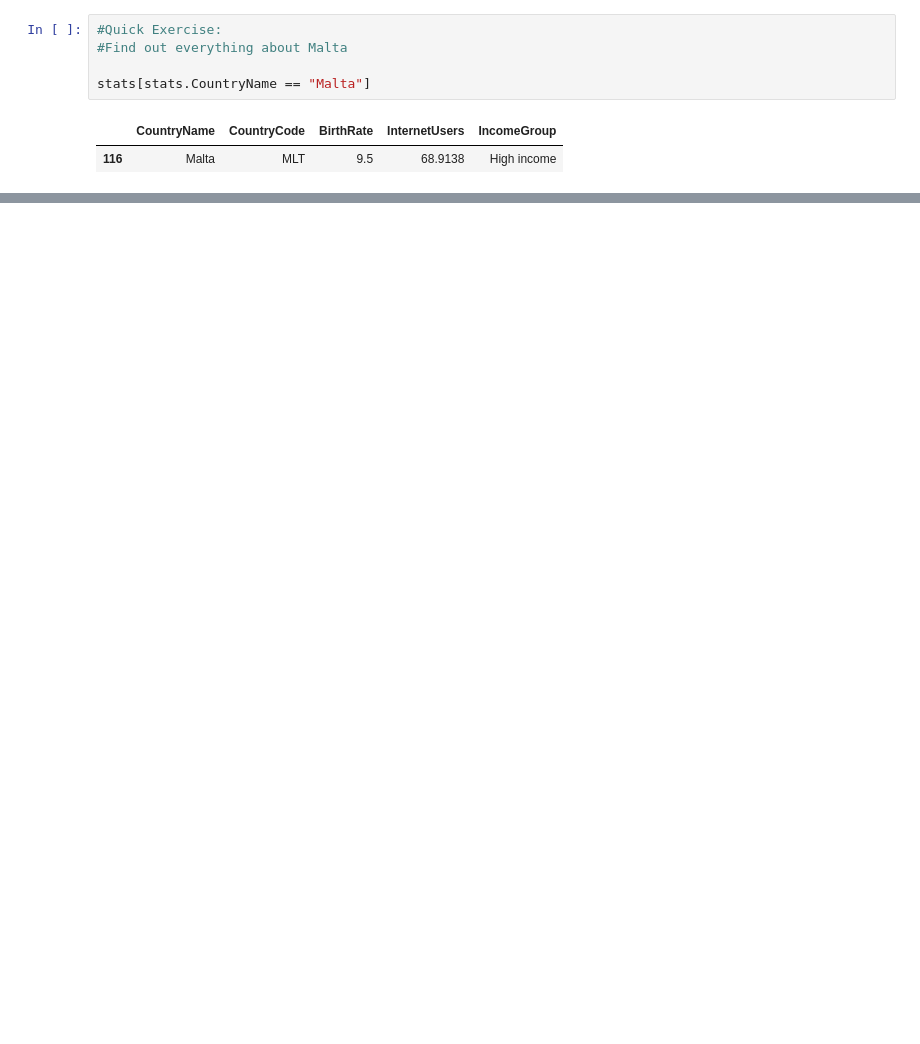
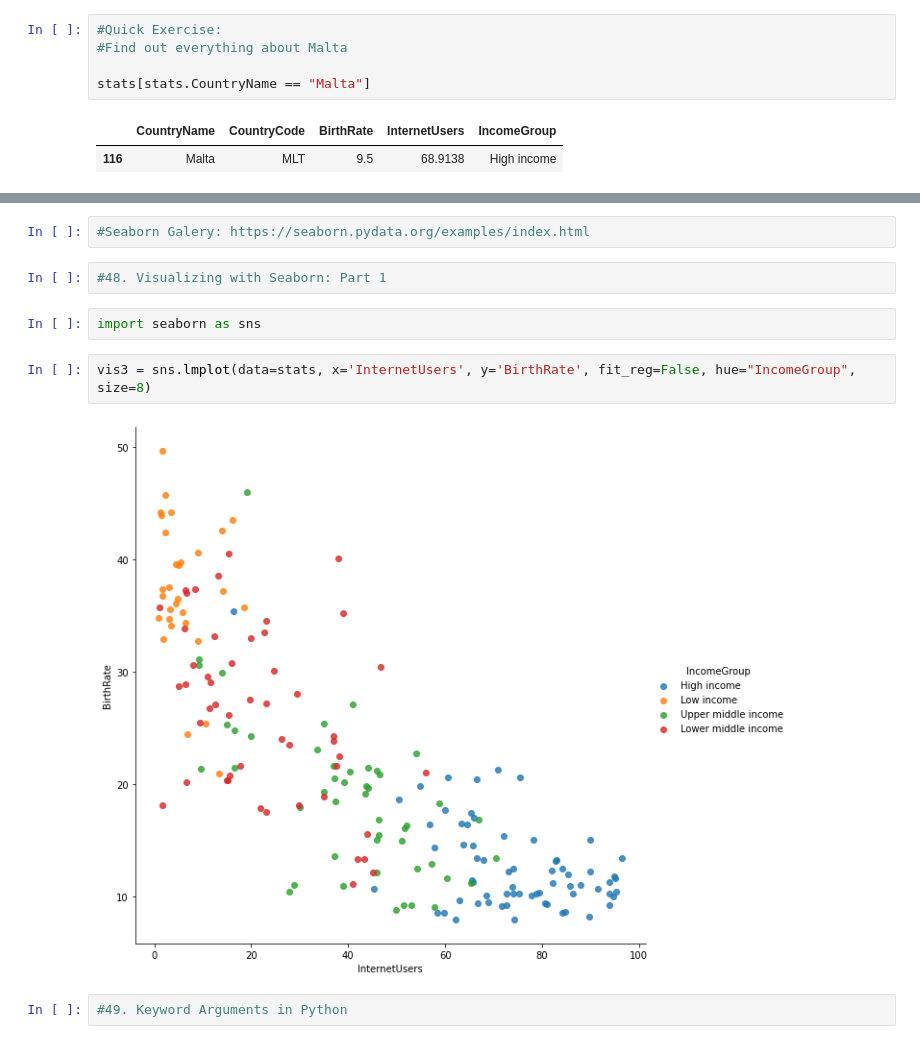
Before and after one commit to victorshimizu/Udemy_Python-For-Data-Science, a Jupyter notebook: Python A-Z™ - Python For Data Science With Real Exercises!/05 - Data Frames/Data Frames Review.ipynb, the cells around one changed output, grey strips where cells are left out. Saved outputs shown, nothing was run; the diff lists cells and outputs as text; blank space fills up the shorter version.

```diff
--- a/Python A-Z™ - Python For Data Science With Real Exercises!/05 - Data Frames/Data Frames Review.ipynb
+++ b/Python A-Z™ - Python For Data Science With Real Exercises!/05 - Data Frames/Data Frames Review.ipynb
@@ -261,0 +281,12 @@ stats[stats.CountryName == "Malta"]
+# %%
+#Seaborn Galery: https://seaborn.pydata.org/examples/index.html
+# %%
+#48. Visualizing with Seaborn: Part 1
+# %%
+import seaborn as sns
+# %%
+vis3 = sns.lmplot(data=stats, x='InternetUsers', y='BirthRate', fit_reg=False, hue="IncomeGroup", size=8)
+# %% [output]
+[figure, added]
+# %%
+#49. Keyword Arguments in Python
```
Also changed, not shown: parts of 27 cells of this notebook.
